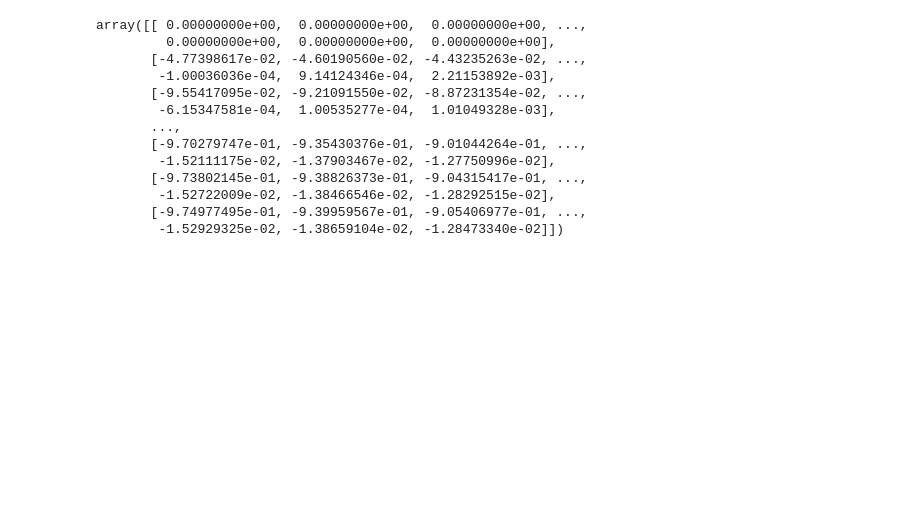
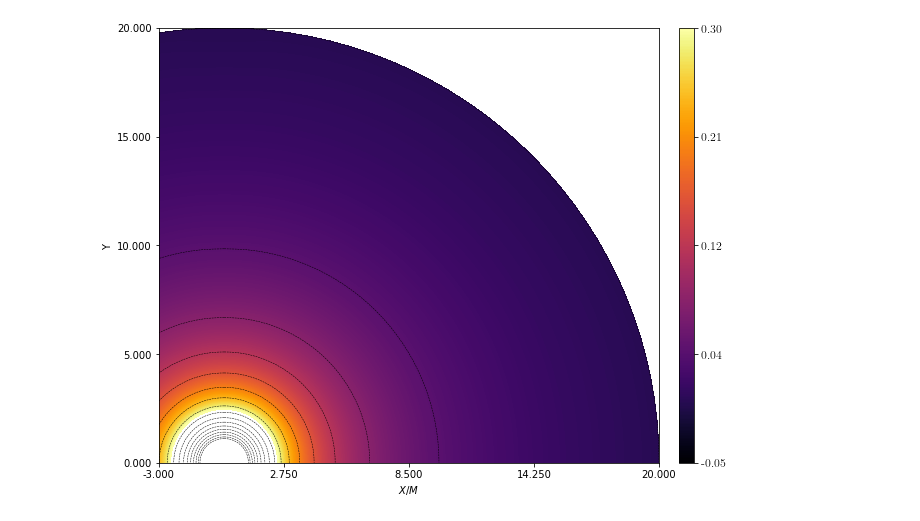
Before and after one commit to aaguayoo/aztekasPlots, a Jupyter notebook: notebooks/aztekasPlot.ipynb, the cells around one changed output. Saved outputs shown, nothing was run; the diff lists cells and outputs as text; code cells hidden in the pictures; blank space fills up the shorter version.

Commit message:
feat: Se refactorizaron métodos de Plotter.

```diff
--- a/notebooks/aztekasPlot.ipynb
+++ b/notebooks/aztekasPlot.ipynb
@@ -1,20 +1,19 @@
 # %%
 from Aztekasplot.main import Plotter
 # %%
-plot = Plotter("./data.dat",metric="Kerr-Schild",a_spin=0.0)
+plot = Plotter("./kerr-schild.dat",metric="Kerr-Schild",a_spin=0.0)
-# %%
-plot.data_dict["vX1"]
-# %% [output]
-array([[ 0.00000000e+00,  0.00000000e+00,  0.00000000e+00, ...,
-         0.00000000e+00,  0.00000000e+00,  0.00000000e+00],
-       [-4.77398617e-02, -4.60190560e-02, -4.43235263e-02, ...,
-        -1.00036036e-04,  9.14124346e-04,  2.21153892e-03],
-       [-9.55417095e-02, -9.21091550e-02, -8.87231354e-02, ...,
-        -6.15347581e-04,  1.00535277e-04,  1.01049328e-03],
-       ...,
-       [-9.70279747e-01, -9.35430376e-01, -9.01044264e-01, ...,
-        -1.52111175e-02, -1.37903467e-02, -1.27750996e-02],
-       [-9.73802145e-01, -9.38826373e-01, -9.04315417e-01, ...,
-        -1.52722009e-02, -1.38466546e-02, -1.28292515e-02],
-       [-9.74977495e-01, -9.39959567e-01, -9.05406977e-01, ...,
-        -1.52929325e-02, -1.38659104e-02, -1.28473340e-02]])
+# %%
+plot.initialize_plot()
+plot.set_axis(x1min=-3,X2_reflect=True)
+plot.set_axis_ticks(ticks_decimals=3)
+plot.set_axis_labels(x1_label="$X/M$")
+plot.get_contour_plot(plot_var="rho",
+                      cmap='inferno',
+                      contour_color='black',
+                      scale='log',
+                      cbar_min = -0.05,
+                      cbar_max = 0.3,
+)
+plot.get_colorbar()
+# %% [output]
+[figure, added]
```
Also changed, not shown: parts of 3 cells of this notebook, 2 other files.
